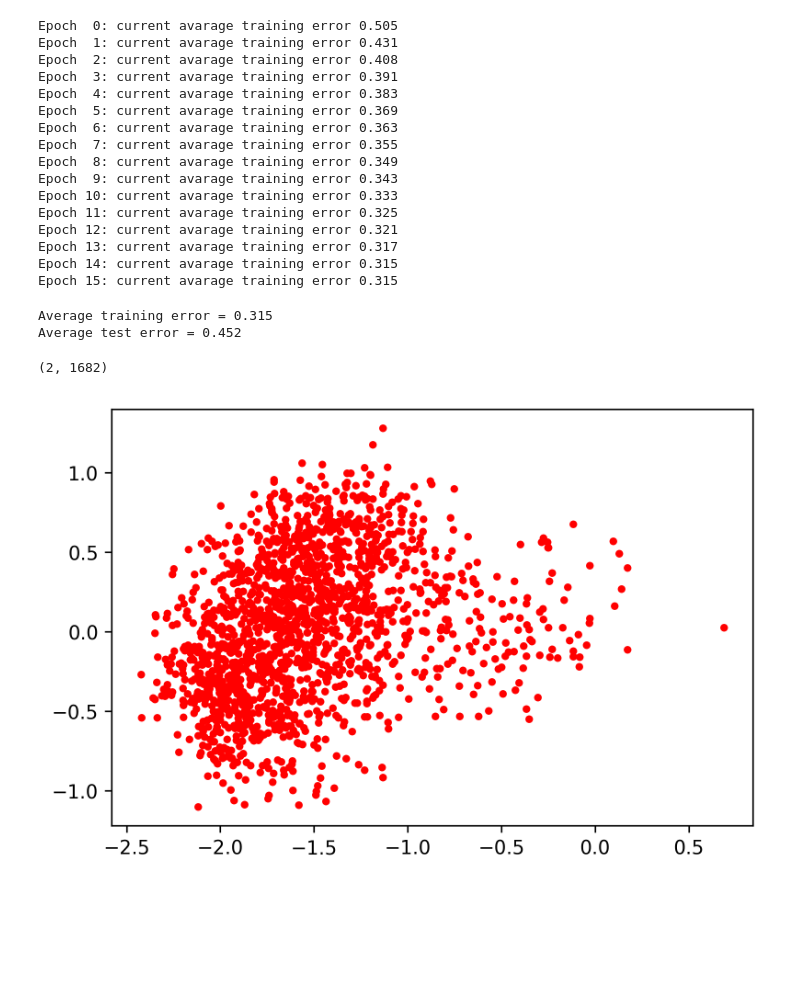
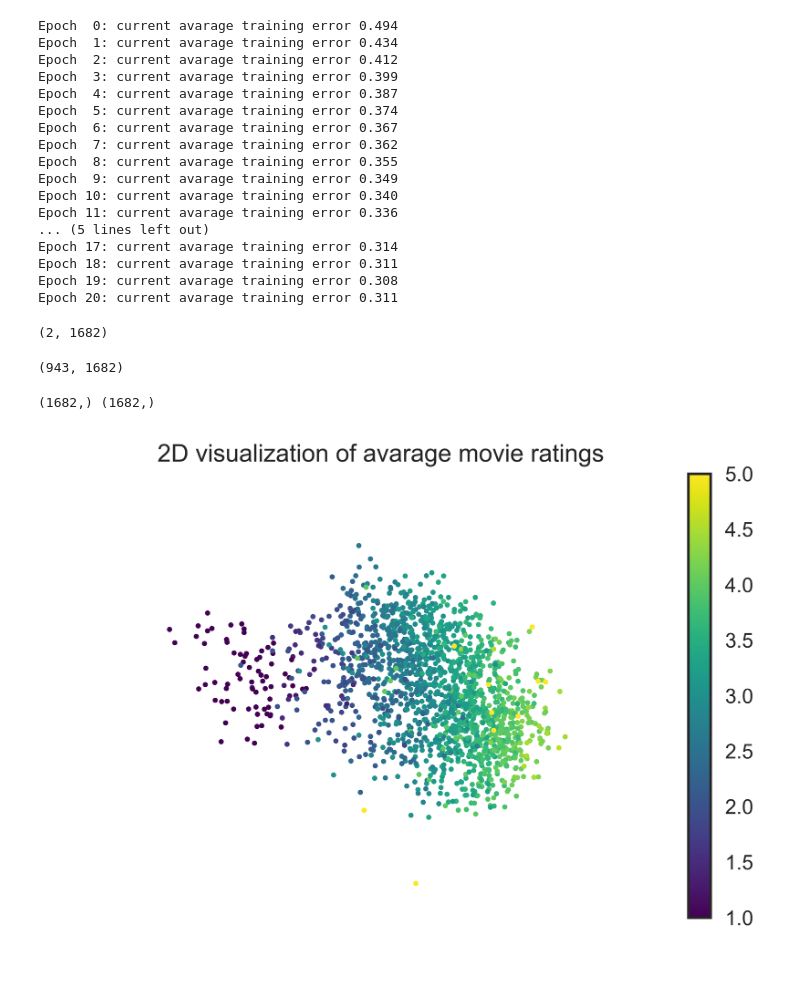
Before and after one commit to dibidave/central-nervous-system, a Jupyter notebook: project2/Simple SGD.ipynb, the cells around one changed output. Saved outputs shown, nothing was run; the diff lists cells and outputs as text; code cells hidden in the pictures; blank space fills up the shorter version.

Commit message:
add plots for 2d visualization

```diff
--- a/project2/Simple SGD.ipynb
+++ b/project2/Simple SGD.ipynb
@@ -6,6 +15,8 @@ import matplotlib.pyplot as plt
 # %%
 Y_train = utils.get_training_data()
 Y_test = utils.get_test_data()
+Y = utils.get_data()
+movie_id, movie_title, movie_genre, genres = utils.get_movies()
 
 M = 943 # users
 N = 1682 # movies
@@ -13,31 +24,28 @@ K = 20
 reg = 0.1
 eta = 0.03
 # %%
-U, V, err = mf.train_model(Y_train, M, N, K, eta, reg)
-err_test = mf.get_err(U, V, Y_test)
+U, V, err = mf.train_model(Y, M, N, K, eta, reg)
 # %% [output]
-Epoch  0: current avarage training error 0.505
-Epoch  1: current avarage training error 0.431
-Epoch  2: current avarage training error 0.408
-Epoch  3: current avarage training error 0.391
-Epoch  4: current avarage training error 0.383
-Epoch  5: current avarage training error 0.369
-Epoch  6: current avarage training error 0.363
-Epoch  7: current avarage training error 0.355
-Epoch  8: current avarage training error 0.349
-Epoch  9: current avarage training error 0.343
-Epoch 10: current avarage training error 0.333
-Epoch 11: current avarage training error 0.325
-Epoch 12: current avarage training error 0.321
-Epoch 13: current avarage training error 0.317
-Epoch 14: current avarage training error 0.315
-Epoch 15: current avarage training error 0.315
+Epoch  0: current avarage training error 0.494
+Epoch  1: current avarage training error 0.434
+Epoch  2: current avarage training error 0.412
+Epoch  3: current avarage training error 0.399
+Epoch  4: current avarage training error 0.387
+Epoch  5: current avarage training error 0.374
+Epoch  6: current avarage training error 0.367
+Epoch  7: current avarage training error 0.362
+Epoch  8: current avarage training error 0.355
+Epoch  9: current avarage training error 0.349
+Epoch 10: current avarage training error 0.340
+Epoch 11: current avarage training error 0.336
+... (5 lines left out)
+Epoch 17: current avarage training error 0.314
+Epoch 18: current avarage training error 0.311
+Epoch 19: current avarage training error 0.308
+Epoch 20: current avarage training error 0.311
 # %%
-print('Average training error =', '{:.3f}'.format(err/len(Y_train)))
-print('Average test error =', '{:.3f}'.format(err_test/len(Y_test)))
+# print('Average training error =', '{:.3f}'.format(err/len(Y_train)))
+# print('Average test error =', '{:.3f}'.format(err_test/len(Y_test)))
-# %% [output]
-Average training error = 0.315
-Average test error = 0.452
 # %%
 A, S, BT = np.linalg.svd(V.T)
 B = BT.T
@@ -45,9 +53,25 @@ V2 = A.T[0:2, :]@V.T
 print(V2.shape)
 # %% [output]
 (2, 1682)
+# %%
+YM = utils.list_to_matrix(Y, M, N)
+print(YM.shape)
+# %% [output]
+(943, 1682)
+# %%
+ratings = np.nanmean(YM, axis=0) # Mean rating of the movies
+counts = np.sum(1-np.isnan(YM), axis=0) # Number of ratings for each movie
+rank_ratings = np.argsort(-ratings) # Indices of ratings in descending order
+rank_counts = np.argsort(-counts) # Indices of counts in descending order
+print(ratings.shape, counts.shape)
+# %% [output]
+(1682,) (1682,)
 # %%
 plt.figure(dpi=300)
-plt.plot(V2[0, :], V2[1, :], 'r.')
+plt.scatter(V2[0, :], V2[1, :], 5, ratings, cmap='viridis')
+plt.title('2D visualization of avarage movie ratings')
+plt.colorbar()
+plt.axis('off')
 plt.show()
 # %% [output]
-[figure, old version]
+[figure, new version]
```
Also changed, not shown: parts of 6 cells of this notebook.
